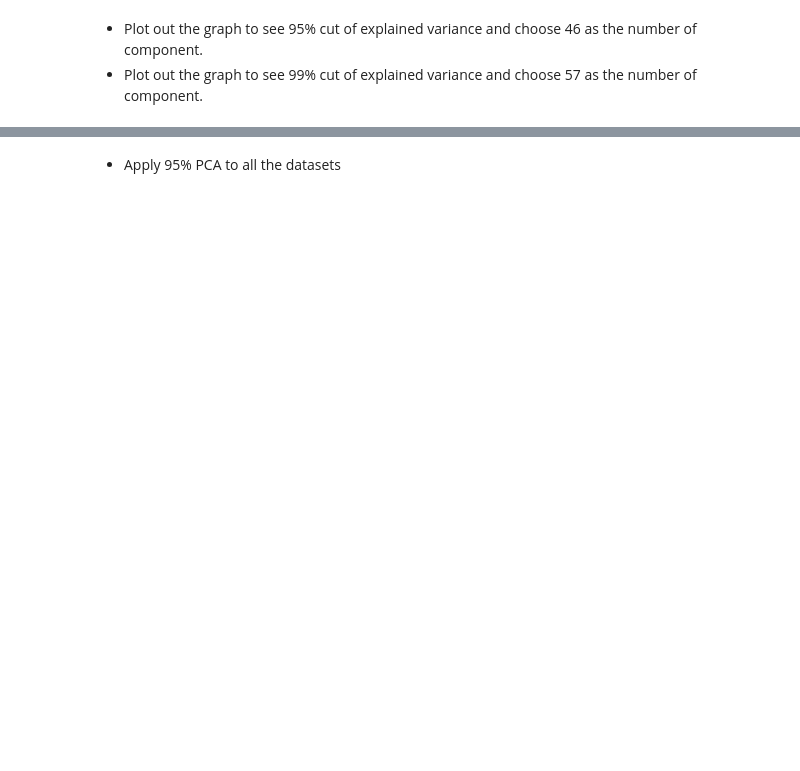
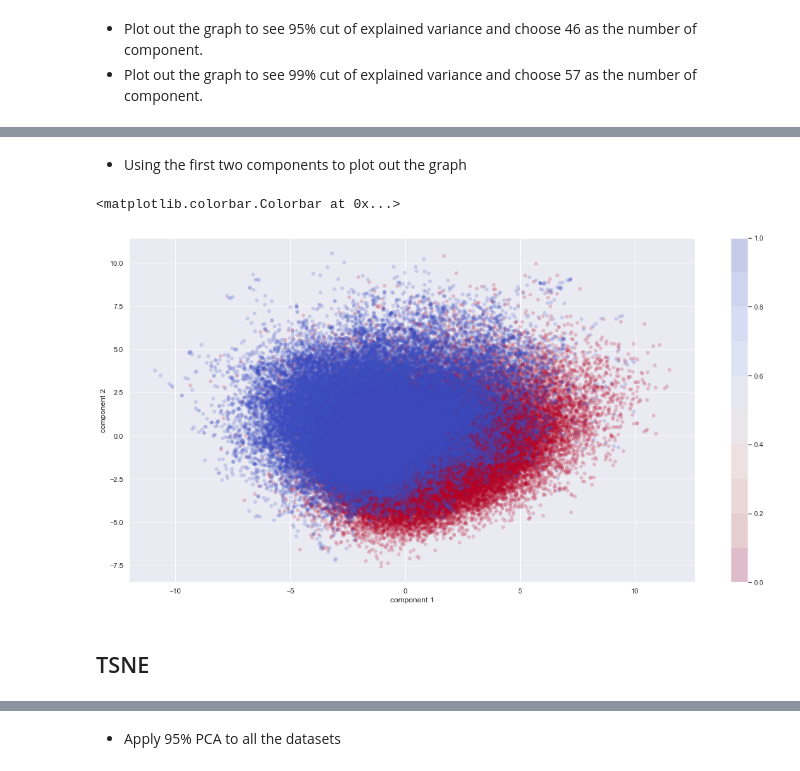
Before and after one commit to JennaYuuu/AML-Project, a Jupyter notebook: model_building/pca.ipynb, the cells around one changed output, grey strips where cells are left out. Cells and saved outputs as stored; diff of their text form; code cells hidden in the pictures; blank space fills up the shorter version.

Commit message:
tsne added

```diff
--- a/model_building/pca.ipynb
+++ b/model_building/pca.ipynb
@@ -138,0 +75,17 @@ plt.show()
+# %% [markdown]
+* Using the first two components to plot out the graph
+# %%
+pca_vis = PCA(2)
+patient_X_dev_smote_pca_vis = pca_vis.fit_transform(patient_X_dev_smote)
+patient_y_dev_smote_pca_vis = patient_dev_smote['hospital_death']
+plt.scatter(patient_X_dev_smote_pca_vis[:,0], patient_X_dev_smote_pca_vis[:,1],
+            c=patient_y_dev_smote_pca_vis, edgecolor='none', alpha=0.2,
+            cmap=plt.cm.get_cmap('coolwarm_r', 10))
+plt.xlabel('component 1')
+plt.ylabel('component 2')
+plt.colorbar()
+# %% [output]
+<matplotlib.colorbar.Colorbar at 0x...>
+[figure, added]
+# %% [markdown]
+## TSNE
```
Also changed, not shown: parts of 11 cells of this notebook.
